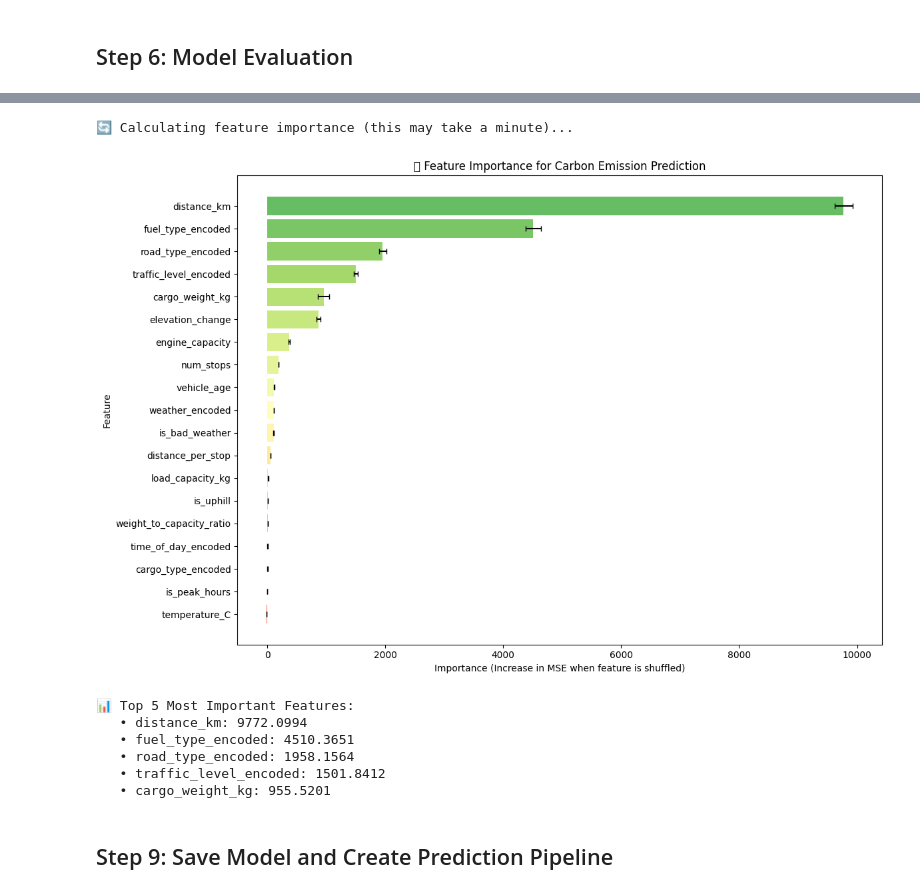
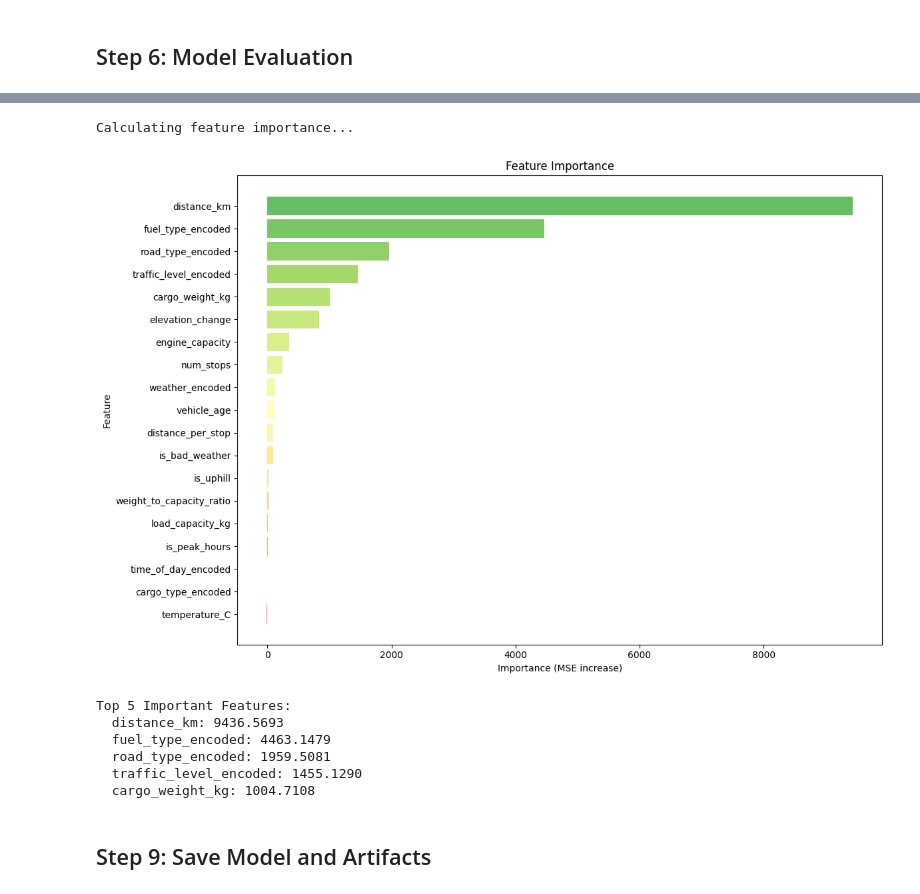
Before and after one commit to KautukMadankar/Carbon-Emission, a Jupyter notebook: carbon_emission_project.ipynb, the cells around one changed output, grey strips where cells are left out. Drawn from its saved outputs; the diff is of its cells as text; code cells hidden in the pictures.

```diff
--- a/carbon_emission_project.ipynb
+++ b/carbon_emission_project.ipynb
@@ -707,8 +658,7 @@ Understanding which factors most influence carbon emissions helps companies make
 # %%
-# Feature Importance using Manual Permutation (Compatible with Keras)
-def calculate_feature_importance(model, X_test, y_test, feature_names, n_repeats=5):
-    """Calculate permutation importance for Keras model"""
-    # Baseline prediction
+# Calculate feature importance using permutation method
+def calculate_feature_importance(model, X_test, y_test, feature_names, n_repeats=3):
+    # Get baseline
     baseline_pred = model.predict(X_test, verbose=0).flatten()
     baseline_mse = np.mean((y_test - baseline_pred) ** 2)
 
@@ -716,56 +666,51 @@ def calculate_feature_importance(model, X_test, y_test, feature_names, n_repeats
     for i in range(X_test.shape[1]):
         feature_importance = []
         for _ in range(n_repeats):
-            # Permute the feature
             X_permuted = X_test.copy()
             np.random.shuffle(X_permuted[:, i])
 
-            # Predict with permuted feature
             permuted_pred = model.predict(X_permuted, verbose=0).flatten()
             permuted_mse = np.mean((y_test - permuted_pred) ** 2)
 
-            # Importance = increase in MSE
             feature_importance.append(permuted_mse - baseline_mse)
 
         importances.append({
             'feature': feature_names[i],
             'importance': np.mean(feature_importance),
             'std': np.std(feature_importance)
         })
 
     return pd.DataFrame(importances).sort_values('importance', ascending=False)
 
-# Calculate feature importance
-print("🔄 Calculating feature importance (this may take a minute)...")
-importance_df = calculate_feature_importance(model, X_test_scaled, y_test, feature_cols, n_repeats=3)
+print("Calculating feature importance...")
+importance_df = calculate_feature_importance(model, X_test_scaled, y_test, feature_cols)
 
-# Plot Feature Importance
+# Plot
 plt.figure(figsize=(12, 8))
 colors = plt.cm.RdYlGn_r(np.linspace(0.2, 0.8, len(importance_df)))
-bars = plt.barh(importance_df['feature'], importance_df['importance'],
-                xerr=importance_df['std'], color=colors, capsize=3)
-plt.xlabel('Importance (Increase in MSE when feature is shuffled)')
+plt.barh(importance_df['feature'], importance_df['importance'], color=colors)
+plt.xlabel('Importance (MSE increase)')
 plt.ylabel('Feature')
-plt.title('🔍 Feature Importance for Carbon Emission Prediction')
+plt.title('Feature Importance')
 plt.gca().invert_yaxis()
 plt.tight_layout()
 plt.savefig('/Users/kautukmadankar/Desktop/Carbon Emission/feature_importance.png', dpi=150)
 plt.show()
 
-print("\n📊 Top 5 Most Important Features:")
+print("\nTop 5 Important Features:")
 for idx, row in importance_df.head(5).iterrows():
-    print(f"   • {row['feature']}: {row['importance']:.4f}")
+    print(f"  {row['feature']}: {row['importance']:.4f}")
 # %% [output]
-🔄 Calculating feature importance (this may take a minute)...
+Calculating feature importance...
-[figure, old version]
+[figure, new version]
-📊 Top 5 Most Important Features:
-   • distance_km: 9772.0994
-   • fuel_type_encoded: 4510.3651
-   • road_type_encoded: 1958.1564
-   • traffic_level_encoded: 1501.8412
-   • cargo_weight_kg: 955.5201
+Top 5 Important Features:
+  distance_km: 9436.5693
+  fuel_type_encoded: 4463.1479
+  road_type_encoded: 1959.5081
+  traffic_level_encoded: 1455.1290
+  cargo_weight_kg: 1004.7108
 # %% [markdown]
-## Step 9: Save Model and Create Prediction Pipeline
+## Step 9: Save Model and Artifacts
 # %%
 import joblib
 import os
```
Also changed, not shown: parts of 23 cells of this notebook, 5 other files.
